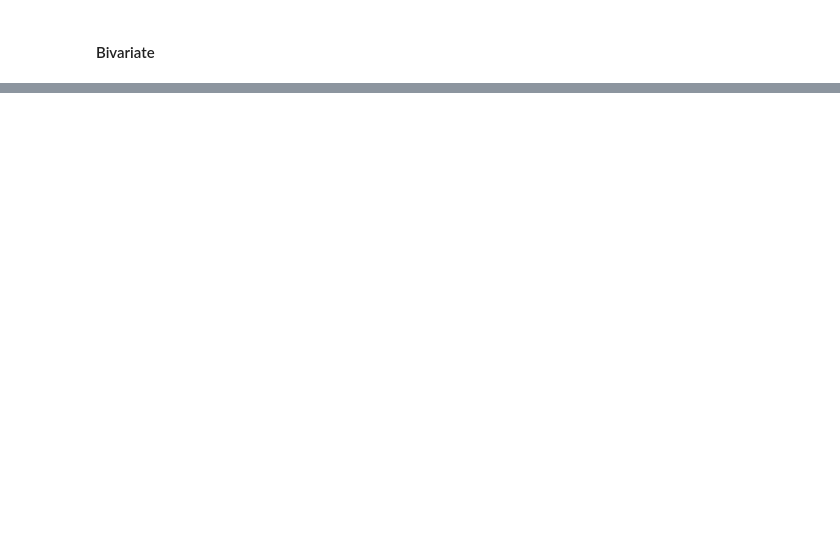
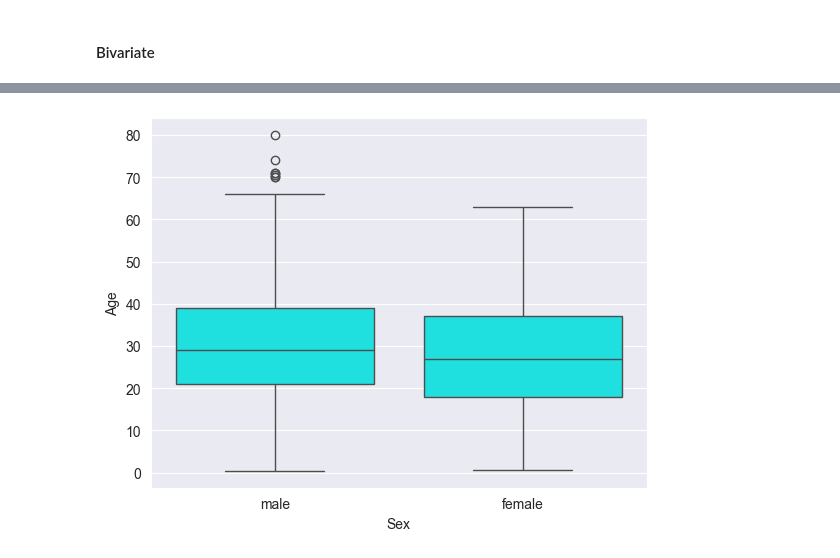
Before and after one commit to apbadzioch/DataSci_FA24, a Jupyter notebook: Module_07/Badzioch_Lab07_part1.ipynb, the cells around one changed output, grey strips where cells are left out. Cells and saved outputs as stored; diff of their text form; code cells hidden in the pictures; blank space fills up the shorter version.

```diff
--- a/Module_07/Badzioch_Lab07_part1.ipynb
+++ b/Module_07/Badzioch_Lab07_part1.ipynb
@@ -525,0 +562,5 @@ plt.grid();
+# %%
+sns.boxplot(x='Sex', y='Age', data=titanic, color='cyan');
+#observations:
+# %% [output]
+[figure, added]
```
Also changed, not shown: parts of 44 cells of this notebook, 2 other files.
